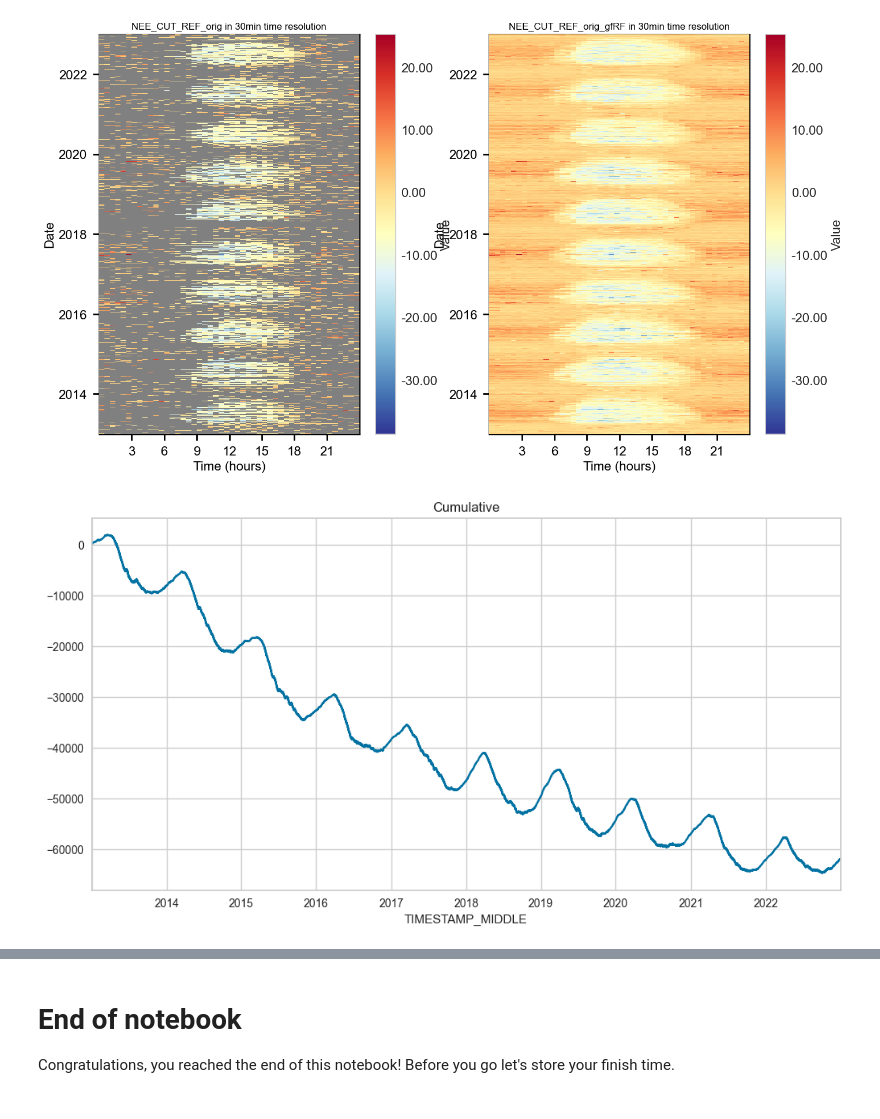
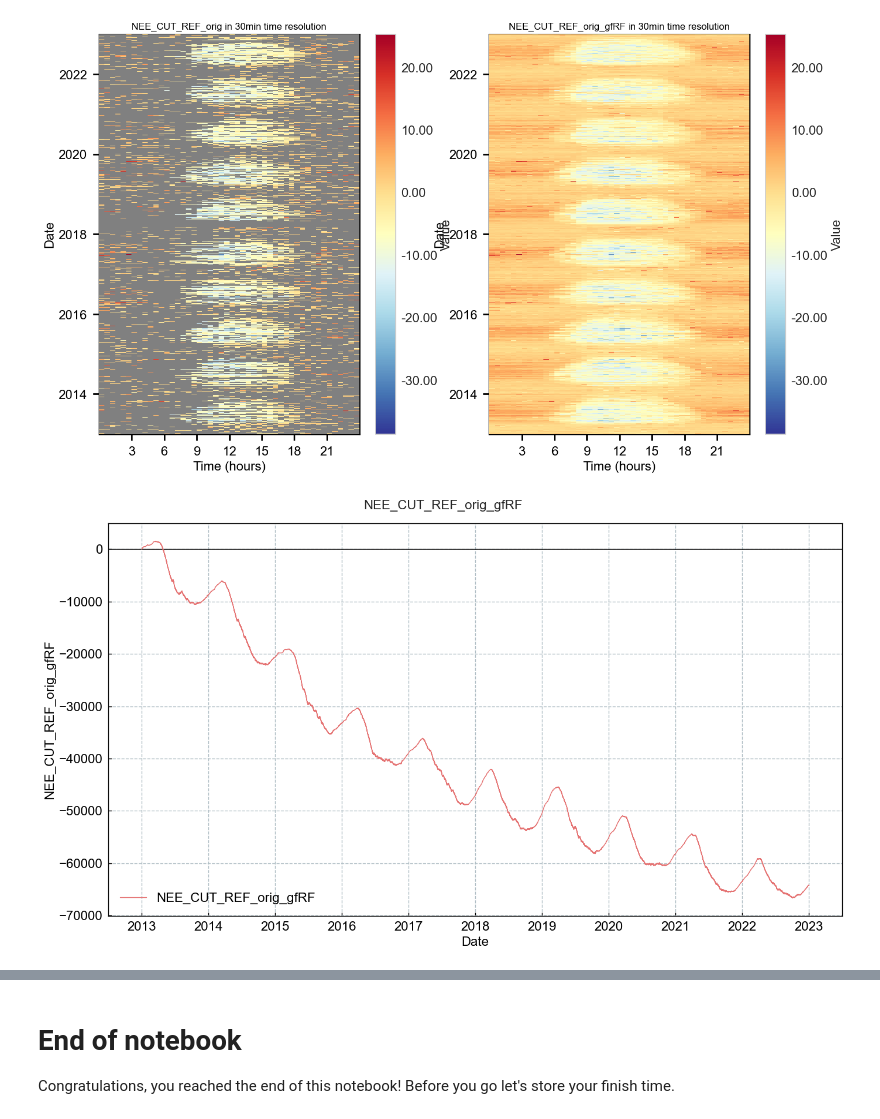
Before and after one commit to holukas/diive, a Jupyter notebook: notebooks/GapFilling/QuickRandomForestGapFilling.ipynb, the cells around one changed output, grey strips where cells are left out. Saved outputs shown, nothing was run; the diff lists cells and outputs as text; code cells hidden in the pictures.

```diff
--- a/notebooks/GapFilling/QuickRandomForestGapFilling.ipynb
+++ b/notebooks/GapFilling/QuickRandomForestGapFilling.ipynb
@@ -172,10 +170,10 @@ HeatmapDateTime(series=df[TARGET_COL], ax=axs[0]).plot()
 HeatmapDateTime(series=gapfilled, ax=axs[1]).plot()
 # %% [output]
 [figure]
-# %%
-gapfilled.cumsum().plot(title=f"Cumulative", figsize=(12, 6));
-# %% [output]
-[figure, removed]
+# %%
+TimeSeries(series=gapfilled.cumsum()).plot()
+# %% [output]
+[figure, added]
 # %% [markdown]
 </br>
 # %% [markdown]
```
Also changed, not shown: parts of 6 cells of this notebook, 4 other files.
